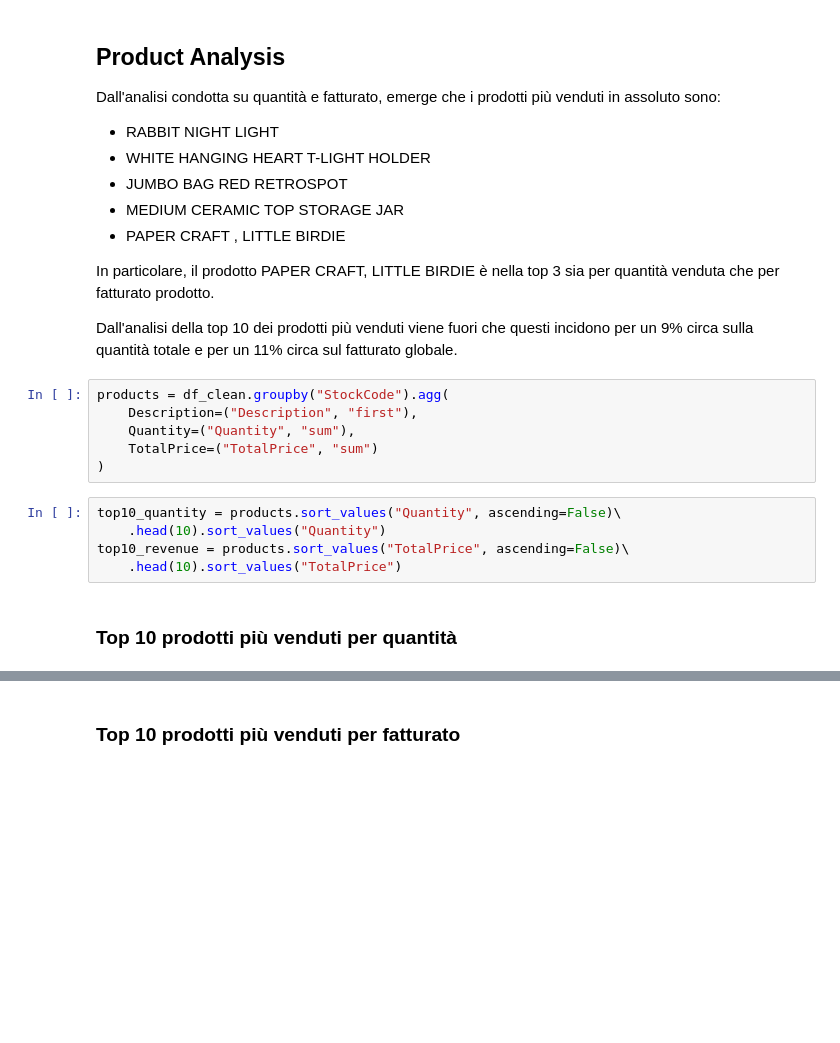
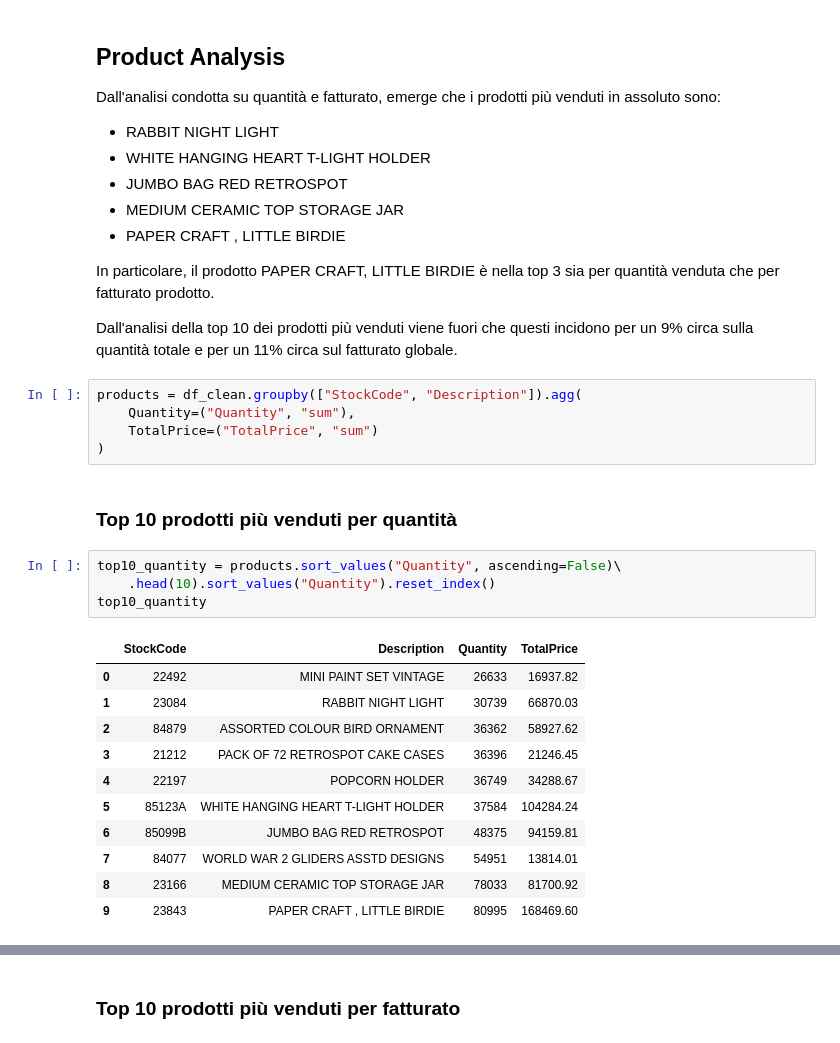
Before and after one commit to MattiaVerardi/online-retail-py, a Jupyter notebook: notebooks/online_retail_py.ipynb, the cells around one changed output, grey strips where cells are left out. Cells and saved outputs as stored; diff of their text form; blank space fills up the shorter version.

```diff
--- a/notebooks/online_retail_py.ipynb
+++ b/notebooks/online_retail_py.ipynb
@@ -548,18 +547,28 @@ In particolare, il prodotto PAPER CRAFT, LITTLE BIRDIE è nella top 3 sia per qu
 
 Dall'analisi della top 10 dei prodotti più venduti viene fuori che questi incidono per un 9% circa sulla quantità totale e per un 11% circa sul fatturato globale.
 # %%
-products = df_clean.groupby("StockCode").agg(
-    Description=("Description", "first"),
+products = df_clean.groupby(["StockCode", "Description"]).agg(
     Quantity=("Quantity", "sum"),
     TotalPrice=("TotalPrice", "sum")
 )
-# %%
-top10_quantity = products.sort_values("Quantity", ascending=False)\
-    .head(10).sort_values("Quantity")
-top10_revenue = products.sort_values("TotalPrice", ascending=False)\
-    .head(10).sort_values("TotalPrice")
 # %% [markdown]
 ### Top 10 prodotti più venduti per quantità
+# %%
+top10_quantity = products.sort_values("Quantity", ascending=False)\
+    .head(10).sort_values("Quantity").reset_index()
+top10_quantity
+# %% [output]
+|  | StockCode | Description | Quantity | TotalPrice |
+| 0 | 22492 | MINI PAINT SET VINTAGE | 26633 | 16937.82 |
+| 1 | 23084 | RABBIT NIGHT LIGHT | 30739 | 66870.03 |
+| 2 | 84879 | ASSORTED COLOUR BIRD ORNAMENT | 36362 | 58927.62 |
+| 3 | 21212 | PACK OF 72 RETROSPOT CAKE CASES | 36396 | 21246.45 |
+| 4 | 22197 | POPCORN HOLDER | 36749 | 34288.67 |
+| 5 | 85123A | WHITE HANGING HEART T-LIGHT HOLDER | 37584 | 104284.24 |
+| 6 | 85099B | JUMBO BAG RED RETROSPOT | 48375 | 94159.81 |
+| 7 | 84077 | WORLD WAR 2 GLIDERS ASSTD DESIGNS | 54951 | 13814.01 |
+| 8 | 23166 | MEDIUM CERAMIC TOP STORAGE JAR | 78033 | 81700.92 |
+| 9 | 23843 | PAPER CRAFT , LITTLE BIRDIE | 80995 | 168469.60 |
 # %%
 plt.barh(range(len(top10_quantity)), top10_quantity["Quantity"])
 plt.yticks(range(len(top10_quantity)), top10_quantity["Description"])
```
Also changed, not shown: parts of 17 cells of this notebook.
